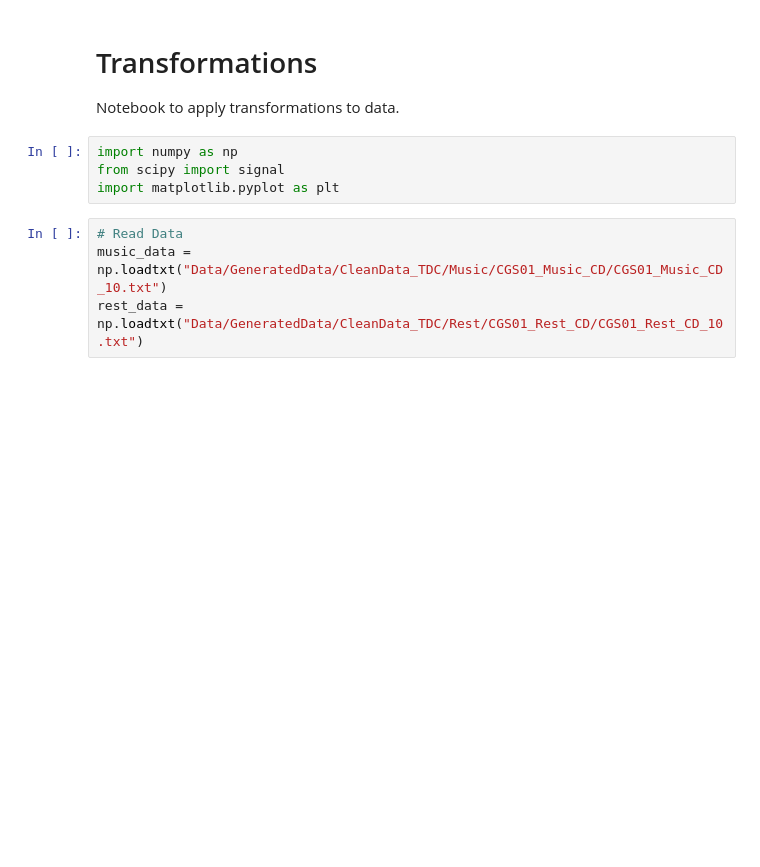
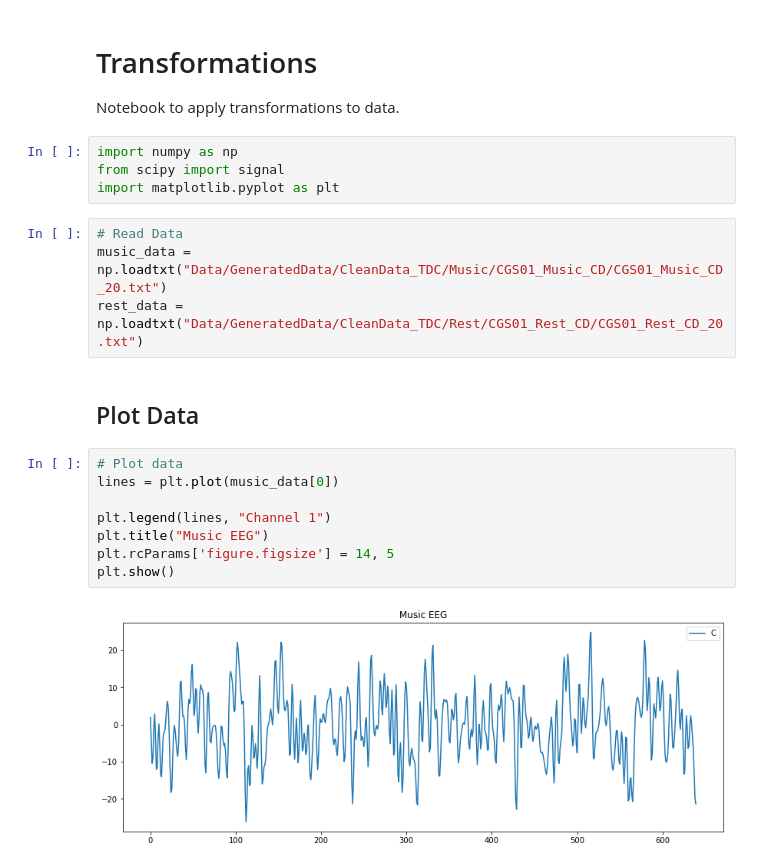
Before and after one commit to Koda98/CSE247-project, a Jupyter notebook: transform.ipynb, the cells around one changed output. Cells and saved outputs as stored; diff of their text form; blank space fills up the shorter version.

```diff
--- a/transform.ipynb
+++ b/transform.ipynb
@@ -8,5 +8,17 @@ from scipy import signal
 import matplotlib.pyplot as plt
 # %%
 # Read Data
-music_data = np.loadtxt("Data/GeneratedData/CleanData_TDC/Music/CGS01_Music_CD/CGS01_Music_CD_10.txt")
-rest_data = np.loadtxt("Data/GeneratedData/CleanData_TDC/Rest/CGS01_Rest_CD/CGS01_Rest_CD_10.txt")
+music_data = np.loadtxt("Data/GeneratedData/CleanData_TDC/Music/CGS01_Music_CD/CGS01_Music_CD_20.txt")
+rest_data = np.loadtxt("Data/GeneratedData/CleanData_TDC/Rest/CGS01_Rest_CD/CGS01_Rest_CD_20.txt")
+# %% [markdown]
+## Plot Data
+# %%
+# Plot data
+lines = plt.plot(music_data[0])
+
+plt.legend(lines, "Channel 1")
+plt.title("Music EEG")
+plt.rcParams['figure.figsize'] = 14, 5
+plt.show()
+# %% [output]
+[figure, added]
```
Also changed, not shown: parts of 8 cells of this notebook, 1 other file.
